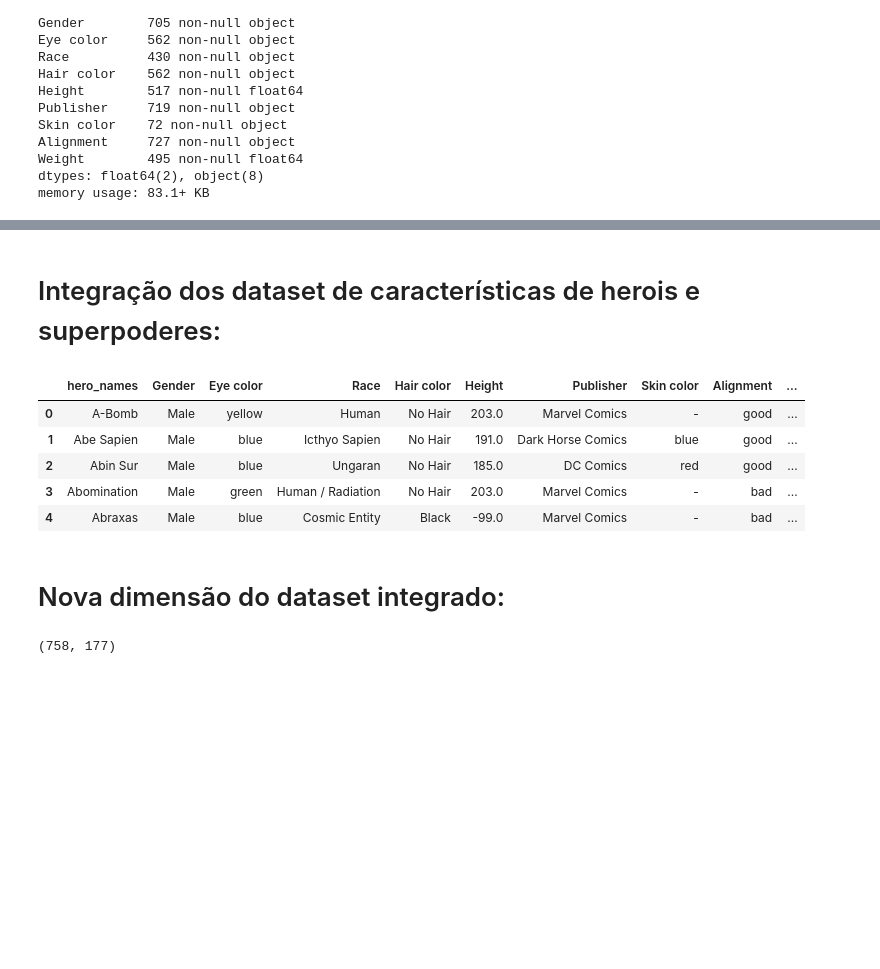
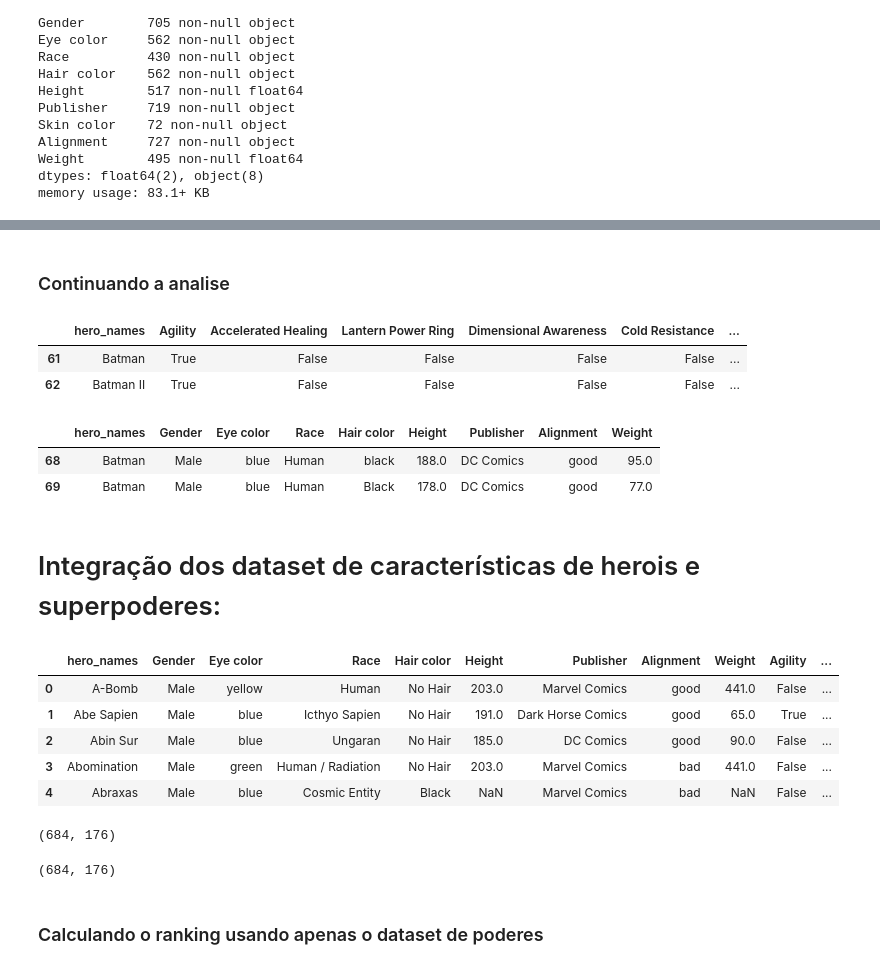
Before and after one commit to Franzx41/MD_1, a Jupyter notebook: clarividencia.ipynb, the cells around one changed output, grey strips where cells are left out. Saved outputs shown, nothing was run; the diff lists cells and outputs as text; code cells hidden in the pictures; blank space fills up the shorter version.

```diff
--- a/clarividencia.ipynb
+++ b/clarividencia.ipynb
@@ -243,3 +246,4 @@ memory usage: 83.1+ KB
 # %%
-herois_nan['Skin color'].unique()
+herois_nan = herois_nan.drop('Skin color', axis=1)
+herois_nan.columns
 # %% [output]
@@ -248,0 +253,5 @@ array([nan, 'blue', 'red', 'black', 'grey', 'gold', 'green', 'white',
+# %%
+# muda o valor dos NaN na coluna pela moda da coluna
+herois_nan['Publisher'].fillna(herois_nan['Publisher'].mode()[0], inplace=True)
+herois_nan['Gender'].fillna(herois_nan['Gender'].mode()[0], inplace=True)
+herois_nan['Alignment'].fillna(herois_nan['Alignment'].mode()[0], inplace=True)
@@ -249,18 +275,42 @@ array([nan, 'blue', 'red', 'black', 'grey', 'gold', 'green', 'white',
+# %% [markdown]
+### Continuando a analise
+# %%
+# mesmo nome, mas poderes diferentes
+poderes[poderes["hero_names"].str.startswith("Batman")]
+# %% [output]
+|  | hero_names | Agility | Accelerated Healing | Lantern Power Ring | Dimensional Awareness | Cold Resistance | ... |
+| 61 | Batman | True | False | False | False | False | ... |
+| 62 | Batman II | True | False | False | False | False | ... |
+# %%
+# Dois batman, com mesmo nome, mas altura e peso diferentes
+herois_nan[herois_nan["hero_names"]=='Batman']
+# %% [output]
+|  | hero_names | Gender | Eye color | Race | Hair color | Height | Publisher | Alignment | Weight |
+| 68 | Batman | Male | blue | Human | black | 188.0 | DC Comics | good | 95.0 |
+| 69 | Batman | Male | blue | Human | Black | 178.0 | DC Comics | good | 77.0 |
 # %% [markdown]
 # Integração dos dataset de características de herois e superpoderes:
 # %%
-data = herois.merge(poderes, how='outer', on=['hero_names'])
+data = herois_nan.merge(poderes, how='right', on=['hero_names'])
 data.head()
 # %% [output]
-|  | hero_names | Gender | Eye color | Race | Hair color | Height | Publisher | Skin color | Alignment | ... |
-| 0 | A-Bomb | Male | yellow | Human | No Hair | 203.0 | Marvel Comics | - | good | ... |
-| 1 | Abe Sapien | Male | blue | Icthyo Sapien | No Hair | 191.0 | Dark Horse Comics | blue | good | ... |
-| 2 | Abin Sur | Male | blue | Ungaran | No Hair | 185.0 | DC Comics | red | good | ... |
-| 3 | Abomination | Male | green | Human / Radiation | No Hair | 203.0 | Marvel Comics | - | bad | ... |
-| 4 | Abraxas | Male | blue | Cosmic Entity | Black | -99.0 | Marvel Comics | - | bad | ... |
+|  | hero_names | Gender | Eye color | Race | Hair color | Height | Publisher | Alignment | Weight | Agility | ... |
+| 0 | A-Bomb | Male | yellow | Human | No Hair | 203.0 | Marvel Comics | good | 441.0 | False | ... |
+| 1 | Abe Sapien | Male | blue | Icthyo Sapien | No Hair | 191.0 | Dark Horse Comics | good | 65.0 | True | ... |
+| 2 | Abin Sur | Male | blue | Ungaran | No Hair | 185.0 | DC Comics | good | 90.0 | False | ... |
+| 3 | Abomination | Male | green | Human / Radiation | No Hair | 203.0 | Marvel Comics | bad | 441.0 | False | ... |
+| 4 | Abraxas | Male | blue | Cosmic Entity | Black | NaN | Marvel Comics | bad | NaN | False | ... |
-# %% [markdown]
-# Nova dimensão do dataset integrado:
 # %%
 data.shape
 # %% [output]
-(758, 177)
+(684, 176)
+# %%
+# não tem nenhum dado com todas os valores das colunas iguais
+# porem tem alguns com mesmo nome já que o numero de linhas é
+# maior que o numero de linhas na dataset de poderes
+
+data.drop_duplicates().shape
+# %% [output]
+(684, 176)
+# %% [markdown]
+### Calculando o ranking usando apenas o dataset de poderes
```
Also changed, not shown: parts of 19 cells of this notebook, 2 other files.
